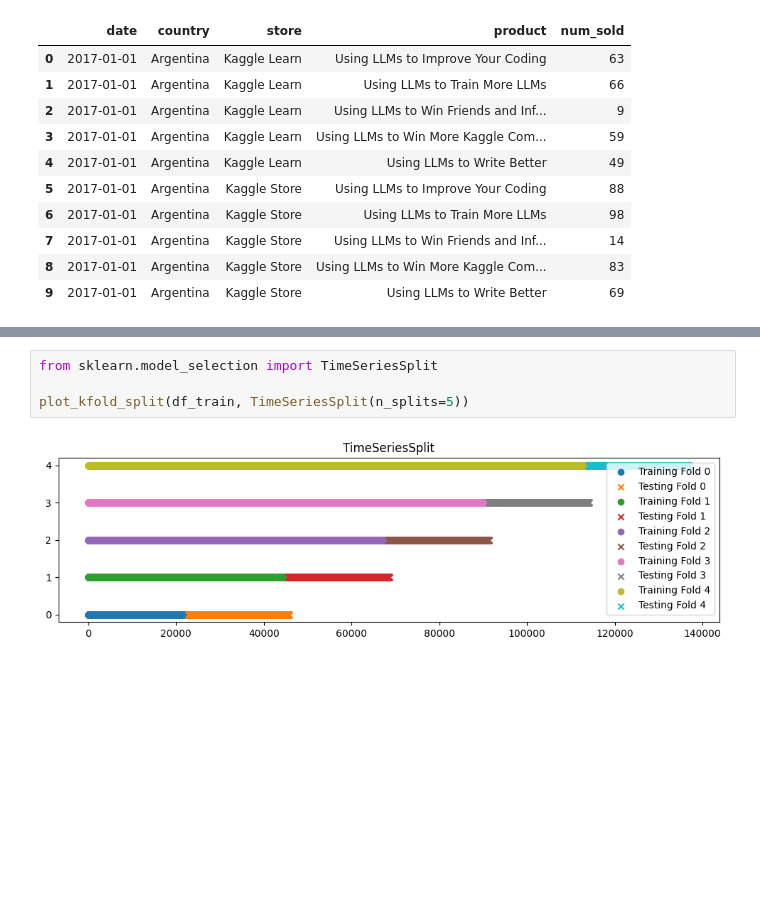
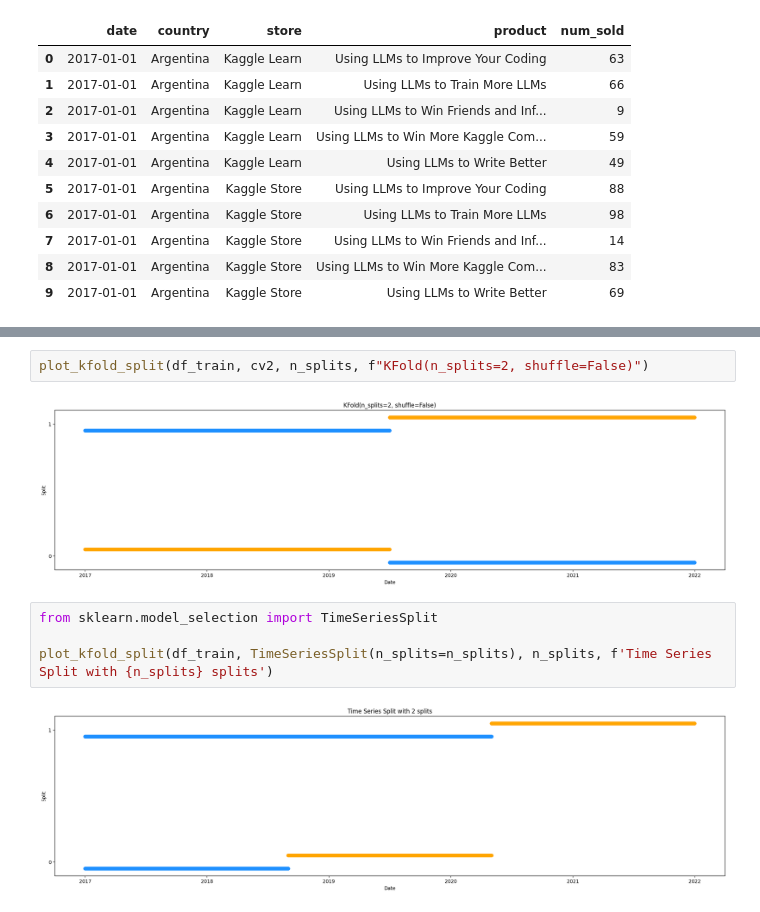
Before and after one commit to WestedCrean/kaggle-notes, a Jupyter notebook: playground-series-s3e19/cross_validation.ipynb, the cells around one changed output, grey strips where cells are left out. Drawn from its saved outputs; the diff is of its cells as text; blank space fills up the shorter version.

```diff
--- a/playground-series-s3e19/cross_validation.ipynb
+++ b/playground-series-s3e19/cross_validation.ipynb
@@ -58,6 +75,10 @@ plot_kfold_split(df_train, KFold(n_splits=5, shuffle=True, random_state=42))
+# %%
+plot_kfold_split(df_train, cv2, n_splits, f"KFold(n_splits=2, shuffle=False)")
+# %% [output]
+[figure, added]
 # %%
 from sklearn.model_selection import TimeSeriesSplit
 
-plot_kfold_split(df_train, TimeSeriesSplit(n_splits=5))
+plot_kfold_split(df_train, TimeSeriesSplit(n_splits=n_splits), n_splits, f'Time Series Split with {n_splits} splits')
 # %% [output]
-[figure, old version]
+[figure, new version]
```
Also changed, not shown: parts of 4 cells of this notebook, 48 other files.
